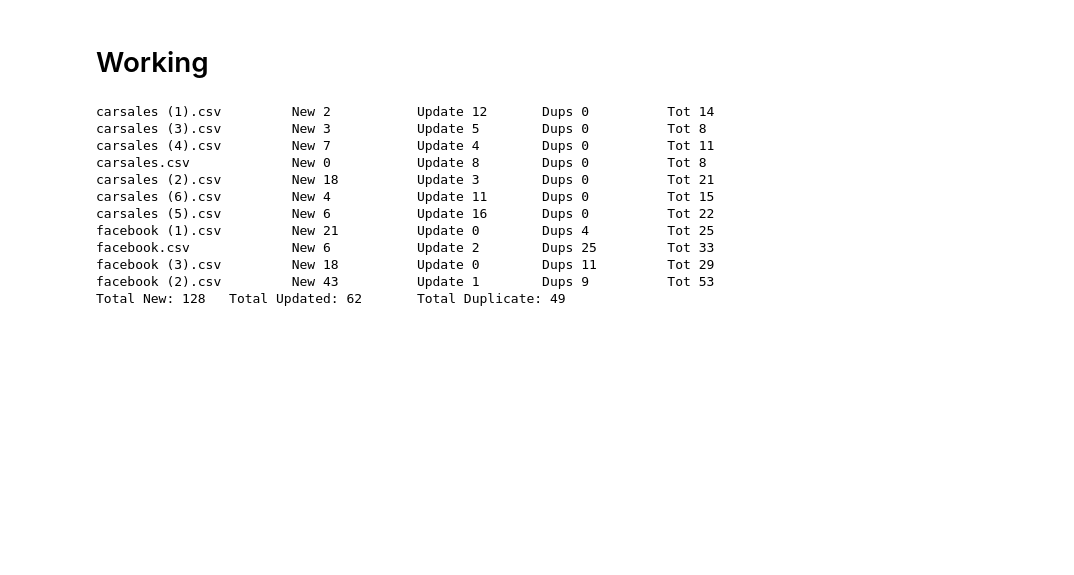
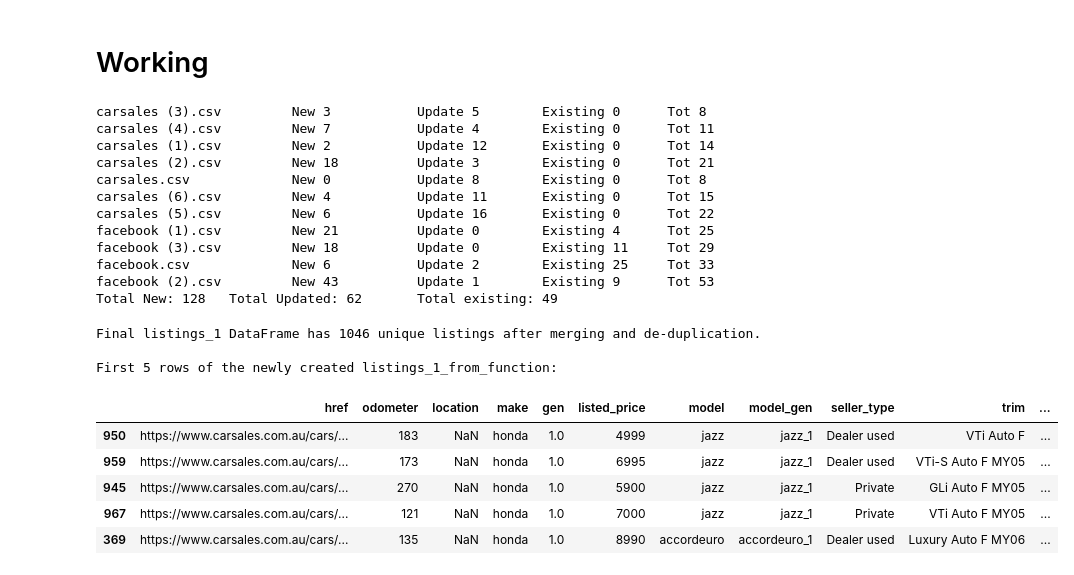
Before and after one commit to imrogerjiang/market_analysis_v2, a Jupyter notebook: Market Analysis V2.ipynb, the cells around one changed output. Drawn from its saved outputs; the diff is of its cells as text; code cells hidden in the pictures; blank space fills up the shorter version.

```diff
--- a/Market Analysis V2.ipynb
+++ b/Market Analysis V2.ipynb
@@ -411,9 +444,9 @@ clients=[
     }
 ]
 # %%
-# How many listings are new, updated, or duplicate?
+# How many listings are new, updated, or existing?
 
-total_new, total_updated, total_dups = 0,0,0
+total_new, total_updated, total_existing = 0,0,0
 
 cs_files = glob.glob('/content/carsales*.csv')
 fb_files = glob.glob('/content/facebook*.csv')
@@ -448,37 +481,37 @@ for file_path in cs_files+fb_files:
     ]
     n_updated = len(updated_listings_df)
 
-    # g. From matched_listings, identify duplicate listings
-    duplicate_listings_df = matched_listings_df[
+    # g. From matched_listings, identify existing listings
+    existing_listings_df = matched_listings_df[
         matched_listings_df['listed_price_new'] == matched_listings_df['listed_price_existing']
     ]
-    n_duplicate = len(duplicate_listings_df)
+    n_existing = len(existing_listings_df)
 
     # h. Calculate total listings for the current file
     n_total_listings = len(df_cleaned)
 
     # i. Print the comparison result for the current file
-    print(f"{file_name}    \t New {n_new}   \t Update {n_updated} \t Dups {n_duplicate} \t Tot {n_total_listings}")
+    print(f"{file_name}    \t New {n_new}   \t Update {n_updated} \t Existing {n_existing} \t Tot {n_total_listings}")
 
     # j. Add counts to total counters
     total_new += n_new
     total_updated += n_updated
-    total_dups += n_duplicate
+    total_existing += n_existing
 
-print(f"Total New: {total_new} \t Total Updated: {total_updated} \t Total Duplicate: {total_dups}")
+print(f"Total New: {total_new} \t Total Updated: {total_updated} \t Total existing: {total_existing}")
 # %% [output]
-carsales (1).csv         New 2           Update 12       Dups 0          Tot 14
-carsales (3).csv         New 3           Update 5        Dups 0          Tot 8
-carsales (4).csv         New 7           Update 4        Dups 0          Tot 11
-carsales.csv             New 0           Update 8        Dups 0          Tot 8
-carsales (2).csv         New 18          Update 3        Dups 0          Tot 21
-carsales (6).csv         New 4           Update 11       Dups 0          Tot 15
-carsales (5).csv         New 6           Update 16       Dups 0          Tot 22
-facebook (1).csv         New 21          Update 0        Dups 4          Tot 25
-facebook.csv             New 6           Update 2        Dups 25         Tot 33
-facebook (3).csv         New 18          Update 0        Dups 11         Tot 29
-facebook (2).csv         New 43          Update 1        Dups 9          Tot 53
-Total New: 128   Total Updated: 62       Total Duplicate: 49
+carsales (3).csv         New 3           Update 5        Existing 0      Tot 8
+carsales (4).csv         New 7           Update 4        Existing 0      Tot 11
+carsales (1).csv         New 2           Update 12       Existing 0      Tot 14
+carsales (2).csv         New 18          Update 3        Existing 0      Tot 21
+carsales.csv             New 0           Update 8        Existing 0      Tot 8
+carsales (6).csv         New 4           Update 11       Existing 0      Tot 15
+carsales (5).csv         New 6           Update 16       Existing 0      Tot 22
+facebook (1).csv         New 21          Update 0        Existing 4      Tot 25
+facebook (3).csv         New 18          Update 0        Existing 11     Tot 29
+facebook.csv             New 6           Update 2        Existing 25     Tot 33
+facebook (2).csv         New 43          Update 1        Existing 9      Tot 53
+Total New: 128   Total Updated: 62       Total existing: 49
 # %%
 gen_lookup = pd.read_csv("/content/drive/Shareddrives/market_analysis_v2/gen_lookup.csv")
 listings = pd.read_csv("/content/drive/Shareddrives/market_analysis_v2/listings.csv")
@@ -484,0 +589,21 @@ listings = pd.read_csv("/content/drive/Shareddrives/market_analysis_v2/listings.
+# %%
+# Get all new CSV files
+cs_files = glob.glob('/content/carsales*.csv')
+fb_files = glob.glob('/content/facebook*.csv')
+all_new_files = cs_files + fb_files
+
+# Call the function to integrate the listings
+listings1 = integrate_listings(listings, all_new_files, gen_lookup)
+
+print("\nFirst 5 rows of the newly created listings_1_from_function:")
+display(listings1.head())
+# %% [output]
+Final listings_1 DataFrame has 1046 unique listings after merging and de-duplication.
+
+First 5 rows of the newly created listings_1_from_function:
+|  | href | odometer | location | make | gen | listed_price | model | model_gen | seller_type | trim | ... |
+| 950 | https://www.carsales.com.au/cars/... | 183 | NaN | honda | 1.0 | 4999 | jazz | jazz_1 | Dealer used | VTi Auto F | ... |
+| 959 | https://www.carsales.com.au/cars/... | 173 | NaN | honda | 1.0 | 6995 | jazz | jazz_1 | Dealer used | VTi-S Auto F MY05 | ... |
+| 945 | https://www.carsales.com.au/cars/... | 270 | NaN | honda | 1.0 | 5900 | jazz | jazz_1 | Private | GLi Auto F MY05 | ... |
+| 967 | https://www.carsales.com.au/cars/... | 121 | NaN | honda | 1.0 | 7000 | jazz | jazz_1 | Private | VTi Auto F MY05 | ... |
+| 369 | https://www.carsales.com.au/cars/... | 135 | NaN | honda | 1.0 | 8990 | accordeuro | accordeuro_1 | Dealer used | Luxury Auto F MY06 | ... |
```
Also changed, not shown: parts of 5 cells of this notebook.
